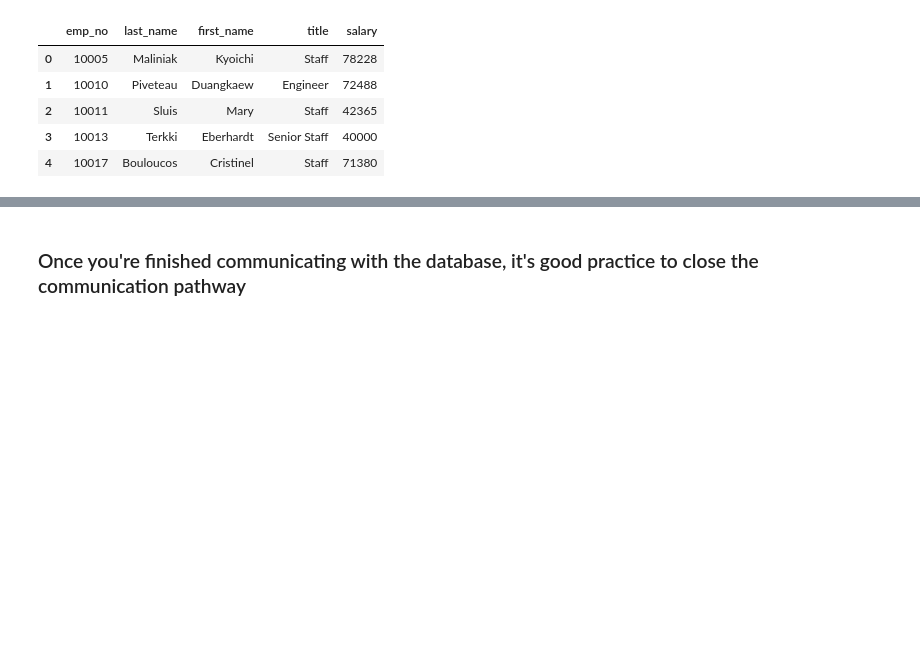
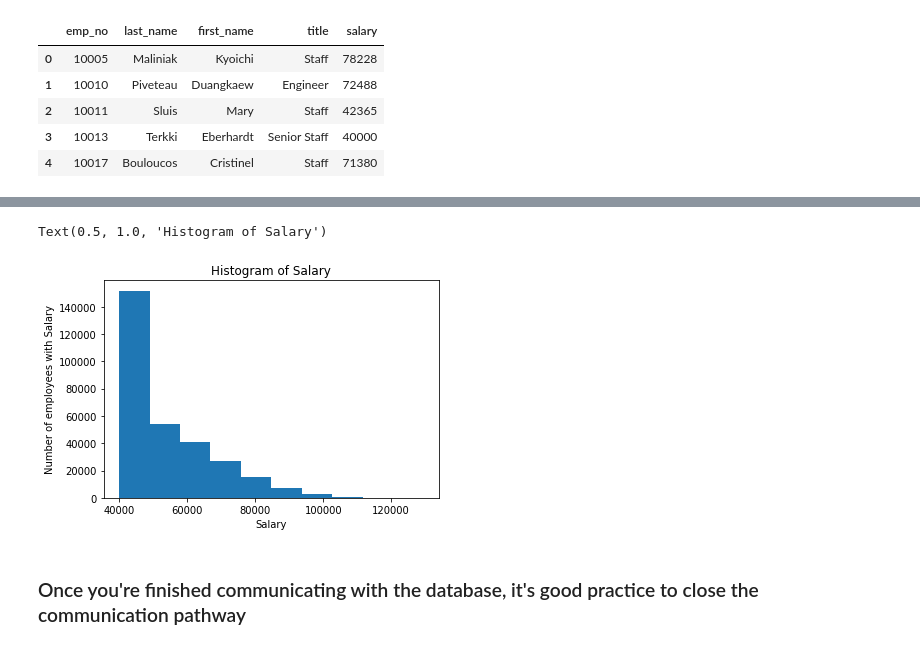
Before and after one commit to berlyflores-98/sql-challenge, a Jupyter notebook: EmployeeSQL/Bonus.ipynb, the cells around one changed output, grey strips where cells are left out. Saved outputs shown, nothing was run; the diff lists cells and outputs as text; code cells hidden in the pictures; blank space fills up the shorter version.

```diff
--- a/EmployeeSQL/Bonus.ipynb
+++ b/EmployeeSQL/Bonus.ipynb
@@ -59,3 +92,12 @@ emp_sal_title_df.head()
+# %%
+plt.hist(emp_sal_title_df['salary'], histtype='bar', align='mid', orientation='vertical', rwidth=None, log=False, label=None, stacked=False, data=None)
+
+plt.ylabel('Number of employees with Salary')
+plt.xlabel('Salary')
+plt.title("Histogram of Salary")
+# %% [output]
+Text(0.5, 1.0, 'Histogram of Salary')
+[figure, added]
 # %% [markdown]
 ### Once you're finished communicating with the database, it's good practice to close the communication pathway
 # %%
```
Also changed, not shown: parts of 3 cells of this notebook.
